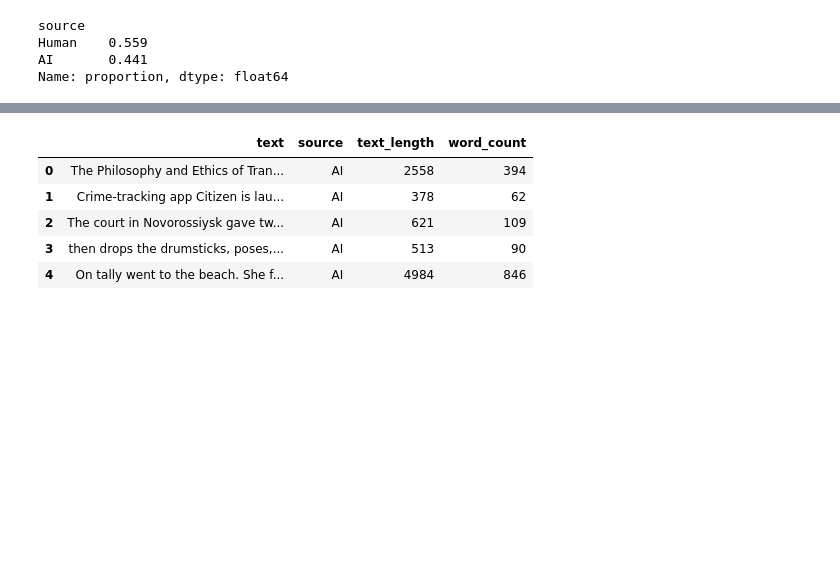
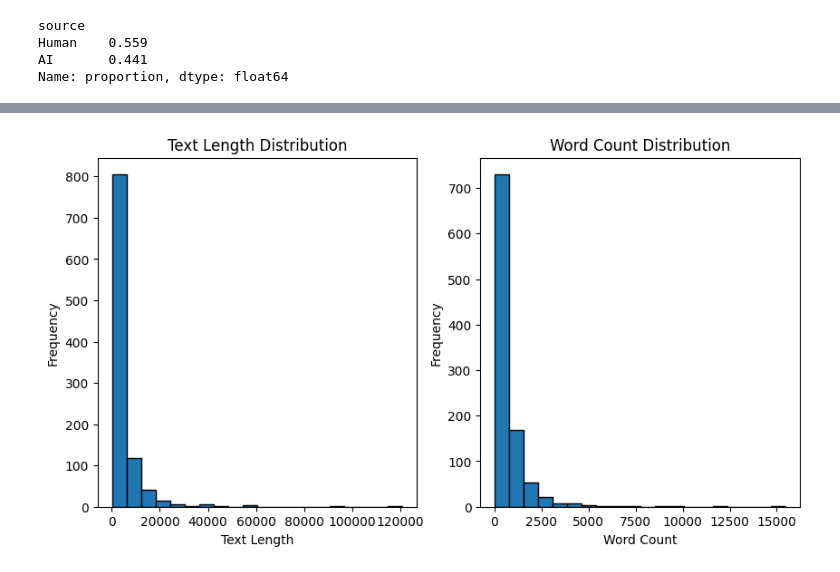
Before and after one commit to nghia95/fake-data-detector, a Jupyter notebook: notebooks/Halim_exploratory.ipynb, the cells around one changed output, grey strips where cells are left out. Drawn from its saved outputs; the diff is of its cells as text; code cells hidden in the pictures; blank space fills up the shorter version.

```diff
--- a/notebooks/Halim_exploratory.ipynb
+++ b/notebooks/Halim_exploratory.ipynb
@@ -47,11 +69,17 @@ memory usage: 39.2+ KB
-# %%
-df.drop(columns="prompt_id", inplace=True)
-df.head()
-# %% [output]
-|  | text | source | text_length | word_count |
-| 0 | The Philosophy and Ethics of Tran... | AI | 2558 | 394 |
-| 1 | Crime-tracking app Citizen is lau... | AI | 378 | 62 |
-| 2 | The court in Novorossiysk gave tw... | AI | 621 | 109 |
-| 3 | then drops the drumsticks, poses,... | AI | 513 | 90 |
-| 4 | On tally went to the beach. She f... | AI | 4984 | 846 |
+# %%
+fig, axes = plt.subplots(1, 2, figsize=(10, 5))
+
+axes[0].hist(df["text_length"], bins=20, edgecolor="black")
+axes[0].set_title("Text Length Distribution")
+axes[0].set_xlabel("Text Length")
+axes[0].set_ylabel("Frequency")
+
+axes[1].hist(df["word_count"], bins=20, edgecolor="black")
+axes[1].set_title("Word Count Distribution")
+axes[1].set_xlabel("Word Count")
+axes[1].set_ylabel("Frequency")
+
+plt.show()
+# %% [output]
+[figure, added]
 # %%
```
Also changed, not shown: parts of 19 cells of this notebook.
